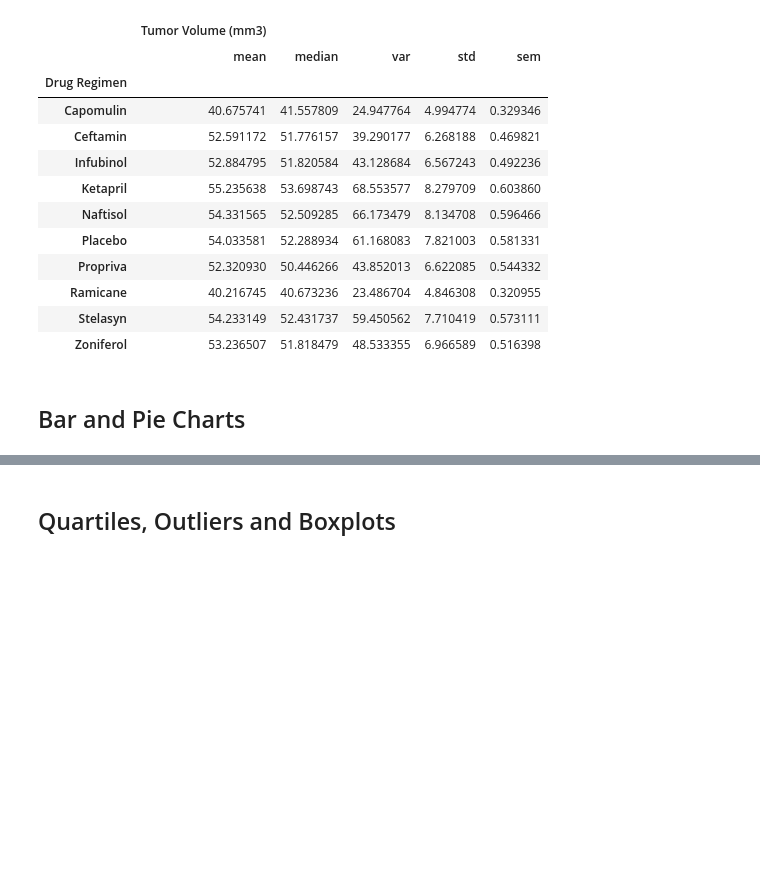
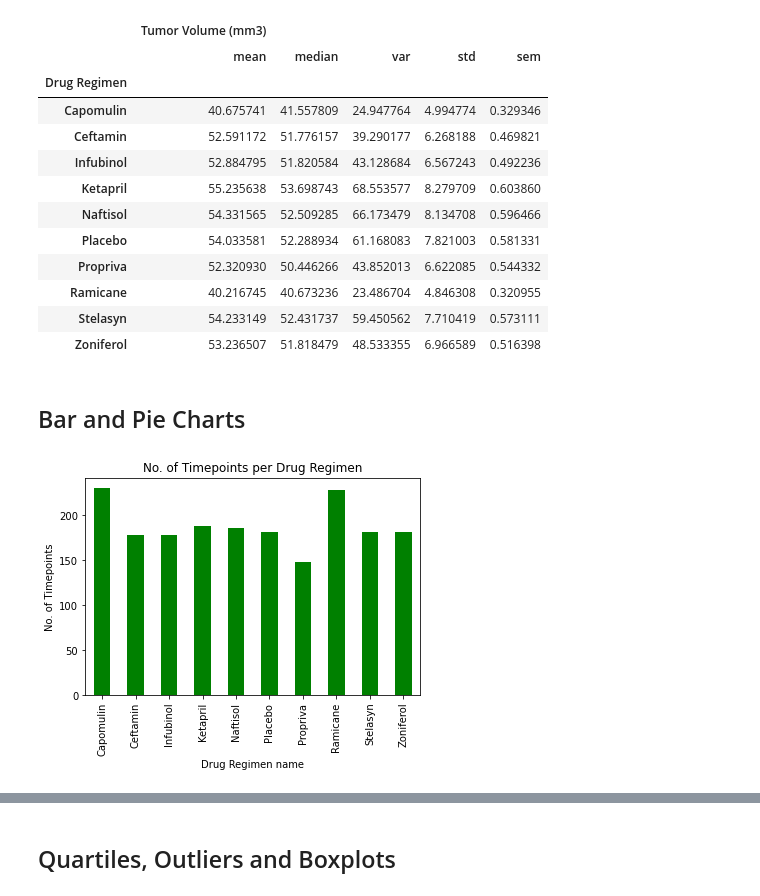
Before and after one commit to LP-116/matplotlib-challenge, a Jupyter notebook: pymaceuticals_starter.ipynb, the cells around one changed output, grey strips where cells are left out. Saved outputs shown, nothing was run; the diff lists cells and outputs as text; code cells hidden in the pictures; blank space fills up the shorter version.

```diff
--- a/pymaceuticals_starter.ipynb
+++ b/pymaceuticals_starter.ipynb
@@ -172,4 +172,16 @@ tumor_stats
 | Zoniferol | 53.236507 | 51.818479 | 48.533355 | 6.966589 | 0.516398 |
 # %% [markdown]
 ## Bar and Pie Charts
+# %%
+# Generate a bar plot showing the total number of timepoints for all mice tested for each drug regimen using Pandas.
+
+graph_data = drug_group["Timepoint"].count()
+
+graph_data.plot(kind="bar", facecolor="green")
+
+plt.title("No. of Timepoints per Drug Regimen")
+plt.xlabel("Drug Regimen name")
+plt.ylabel("No. of Timepoints");
+# %% [output]
+[figure, added]
 # %%
```
Also changed, not shown: parts of 2 cells of this notebook.
